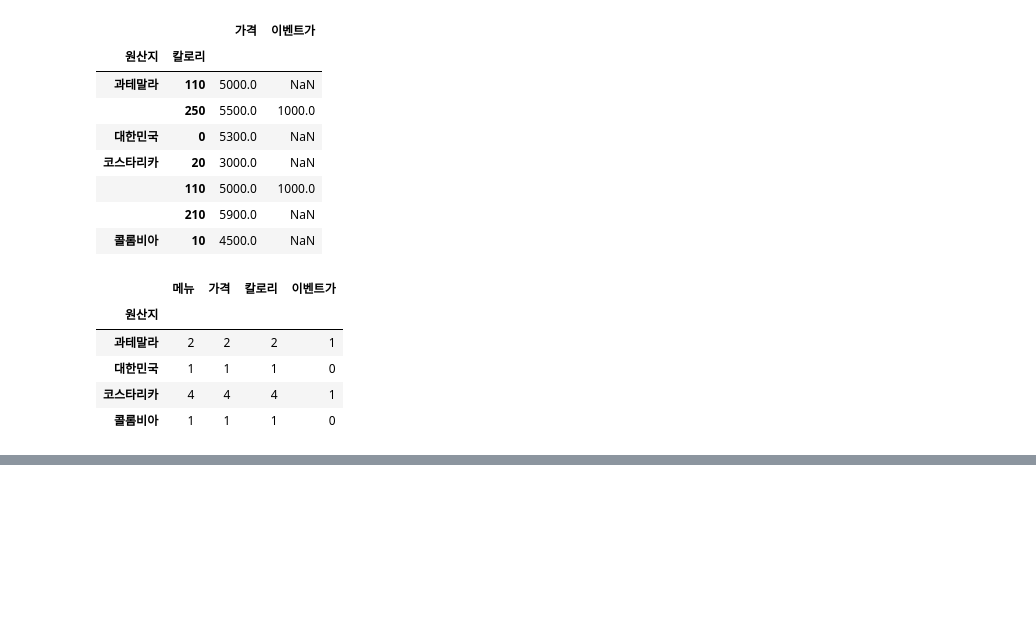
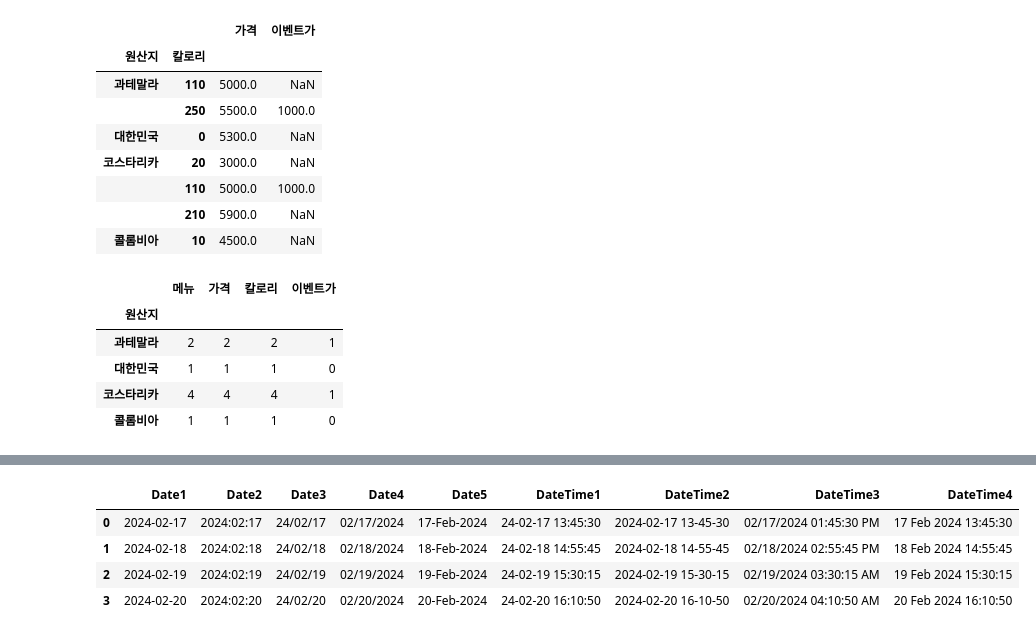
Before and after one commit to YoungriKIM/Engineer_Big_Data_Analysis, a Jupyter notebook: 퇴근후딴짓/part1/ch2/selfstudy.ipynb, the cells around one changed output, grey strips where cells are left out. Drawn from its saved outputs; the diff is of its cells as text; code cells hidden in the pictures; blank space fills up the shorter version.

```diff
--- a/퇴근후딴짓/part1/ch2/selfstudy.ipynb
+++ b/퇴근후딴짓/part1/ch2/selfstudy.ipynb
@@ -1049,0 +1088,25 @@ df.groupby('원산지').count()
+# %%
+# 시계열 데이터
+
+import pandas as pd
+data = {
+    'Date1': ['2024-02-17', '2024-02-18', '2024-02-19', '2024-02-20'],
+    'Date2': ['2024:02:17', '2024:02:18', '2024:02:19', '2024:02:20'],
+    'Date3': ['24/02/17', '24/02/18', '24/02/19', '24/02/20'],
+    'Date4': ['02/17/2024', '02/18/2024', '02/19/2024', '02/20/2024'],
+    'Date5': ['17-Feb-2024', '18-Feb-2024', '19-Feb-2024', '20-Feb-2024'],
+    'DateTime1': ['24-02-17 13:45:30', '24-02-18 14:55:45', '24-02-19 15:30:15', '24-02-20 16:10:50'],
+    'DateTime2': ['2024-02-17 13-45-30', '2024-02-18 14-55-45', '2024-02-19 15-30-15', '2024-02-20 16-10-50'],
+    'DateTime3': ['02/17/2024 01:45:30 PM', '02/18/2024 02:55:45 PM', '02/19/2024 03:30:15 AM', '02/20/2024 04:10:50 AM'],
+    'DateTime4': ['17 Feb 2024 13:45:30', '18 Feb 2024 14:55:45', '19 Feb 2024 15:30:15', '20 Feb 2024 16:10:50']
+}
+
+df = pd.DataFrame(data)
+df.to_csv("date_data.csv", index=False)
+df
+# %% [output]
+|  | Date1 | Date2 | Date3 | Date4 | Date5 | DateTime1 | DateTime2 | DateTime3 | DateTime4 |
+| 0 | 2024-02-17 | 2024:02:17 | 24/02/17 | 02/17/2024 | 17-Feb-2024 | 24-02-17 13:45:30 | 2024-02-17 13-45-30 | 02/17/2024 01:45:30 PM | 17 Feb 2024 13:45:30 |
+| 1 | 2024-02-18 | 2024:02:18 | 24/02/18 | 02/18/2024 | 18-Feb-2024 | 24-02-18 14:55:45 | 2024-02-18 14-55-45 | 02/18/2024 02:55:45 PM | 18 Feb 2024 14:55:45 |
+| 2 | 2024-02-19 | 2024:02:19 | 24/02/19 | 02/19/2024 | 19-Feb-2024 | 24-02-19 15:30:15 | 2024-02-19 15-30-15 | 02/19/2024 03:30:15 AM | 19 Feb 2024 15:30:15 |
+| 3 | 2024-02-20 | 2024:02:20 | 24/02/20 | 02/20/2024 | 20-Feb-2024 | 24-02-20 16:10:50 | 2024-02-20 16-10-50 | 02/20/2024 04:10:50 AM | 20 Feb 2024 16:10:50 |
```
Also changed, not shown: parts of 24 cells of this notebook, 4 other files.
